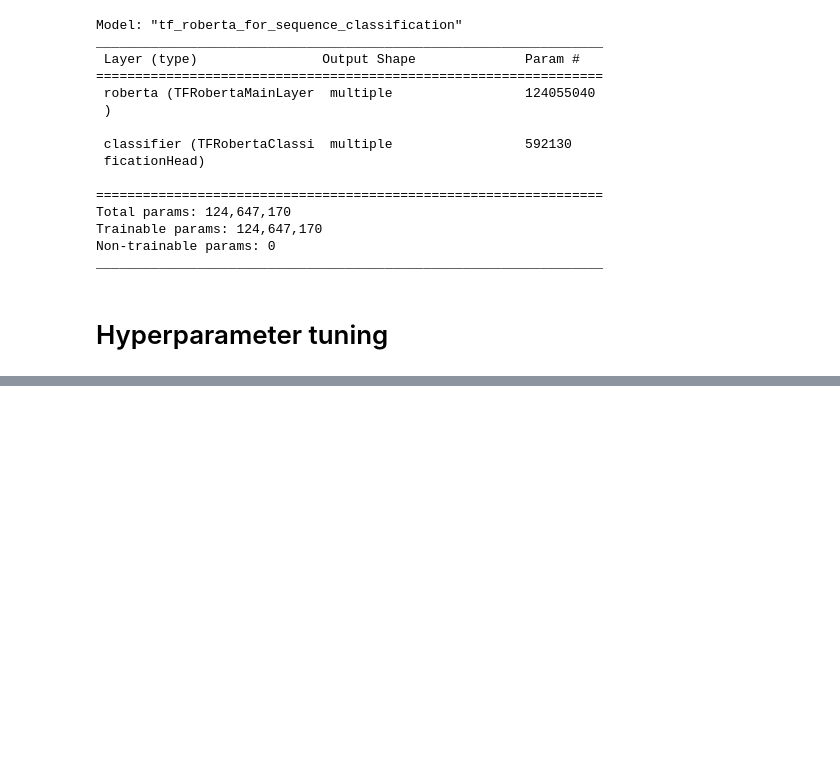
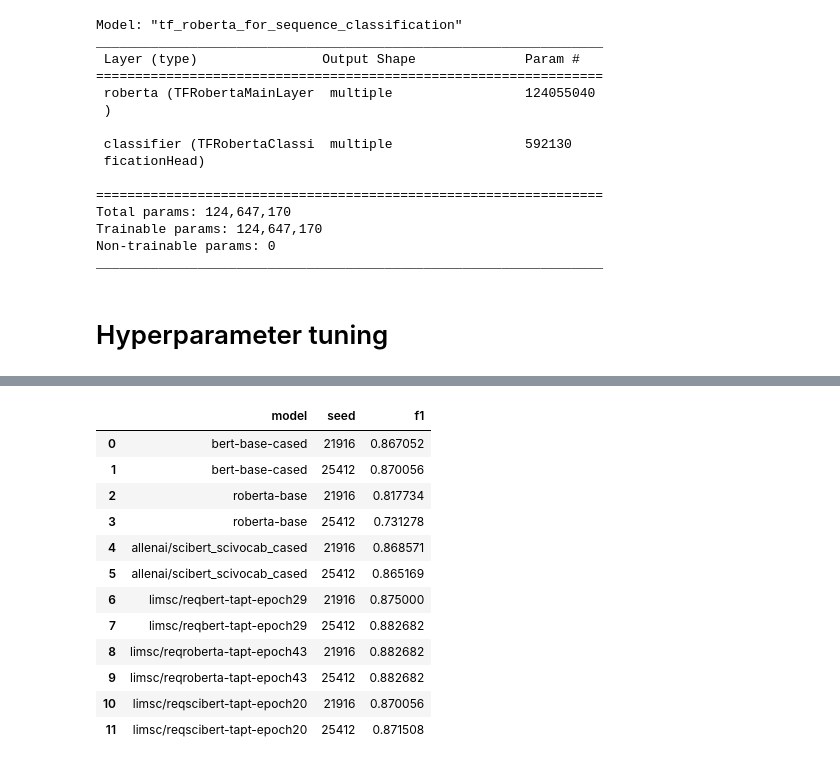
Before and after one commit to limshaocong/SysBERT, a Jupyter notebook: t1_finetuning_seqclass_frnfr.ipynb, the cells around one changed output, grey strips where cells are left out. Drawn from its saved outputs; the diff is of its cells as text; code cells hidden in the pictures; blank space fills up the shorter version.

```diff
--- a/t1_finetuning_seqclass_frnfr.ipynb
+++ b/t1_finetuning_seqclass_frnfr.ipynb
@@ -175,7 +150,7 @@ initial_lr = 2e-5
 
 def create_model(num_epochs, initial_lr):
 
-  from_pt = True if model_checkpoint == allenai/scibert_scivocab_cased else False
+  from_pt = True if model_checkpoint == 'allenai/scibert_scivocab_cased' else False
 
   model = TFAutoModelForSequenceClassification.from_pretrained(
       model_checkpoint,
@@ -364,0 +338,9 @@ for batch_size in batch_sizes:
+# %%
+mod_hyperparam_dict = {
+    'bert-base-cased' : {'batch_size' : 16, 'initial_lr' : 2e-5, 'num_epochs' : 2},
+    'roberta-base' : {'batch_size' : 32, 'initial_lr' : 2e-5, 'num_epochs' : 2},
+    'allenai/scibert_scivocab_cased' : {'batch_size' : 32, 'initial_lr' : 3e-5, 'num_epochs' : 2},
+    'limsc/reqbert-tapt-epoch29' : {'batch_size' : 16, 'initial_lr' : 2e-5, 'num_epochs' : 2},
+    'limsc/reqroberta-tapt-epoch43' : {'batch_size' : 16, 'initial_lr' : 2e-5, 'num_epochs' : 2},
+    'limsc/reqscibert-tapt-epoch20' : {'batch_size' : 32, 'initial_lr' : 5e-5, 'num_epochs' : 2}
+}
@@ -364,0 +439,18 @@ for batch_size in batch_sizes:
+# %%
+import pandas as pd
+
+pd.DataFrame(results_list)
+# %% [output]
+|  | model | seed | f1 |
+| 0 | bert-base-cased | 21916 | 0.867052 |
+| 1 | bert-base-cased | 25412 | 0.870056 |
+| 2 | roberta-base | 21916 | 0.817734 |
+| 3 | roberta-base | 25412 | 0.731278 |
+| 4 | allenai/scibert_scivocab_cased | 21916 | 0.868571 |
+| 5 | allenai/scibert_scivocab_cased | 25412 | 0.865169 |
+| 6 | limsc/reqbert-tapt-epoch29 | 21916 | 0.875000 |
+| 7 | limsc/reqbert-tapt-epoch29 | 25412 | 0.882682 |
+| 8 | limsc/reqroberta-tapt-epoch43 | 21916 | 0.882682 |
+| 9 | limsc/reqroberta-tapt-epoch43 | 25412 | 0.882682 |
+| 10 | limsc/reqscibert-tapt-epoch20 | 21916 | 0.870056 |
+| 11 | limsc/reqscibert-tapt-epoch20 | 25412 | 0.871508 |
```
Also changed, not shown: parts of 10 cells of this notebook.
